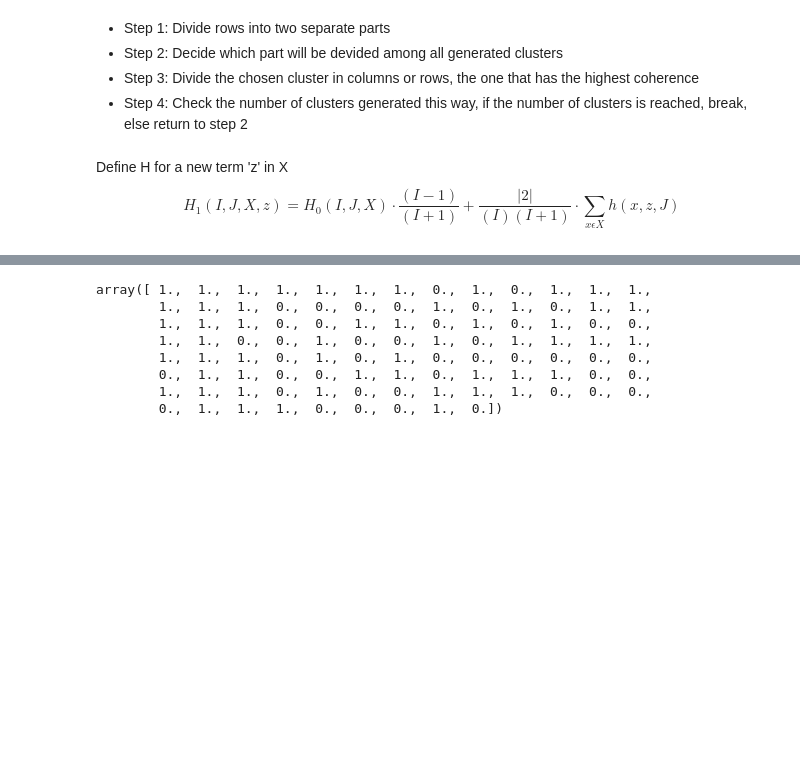
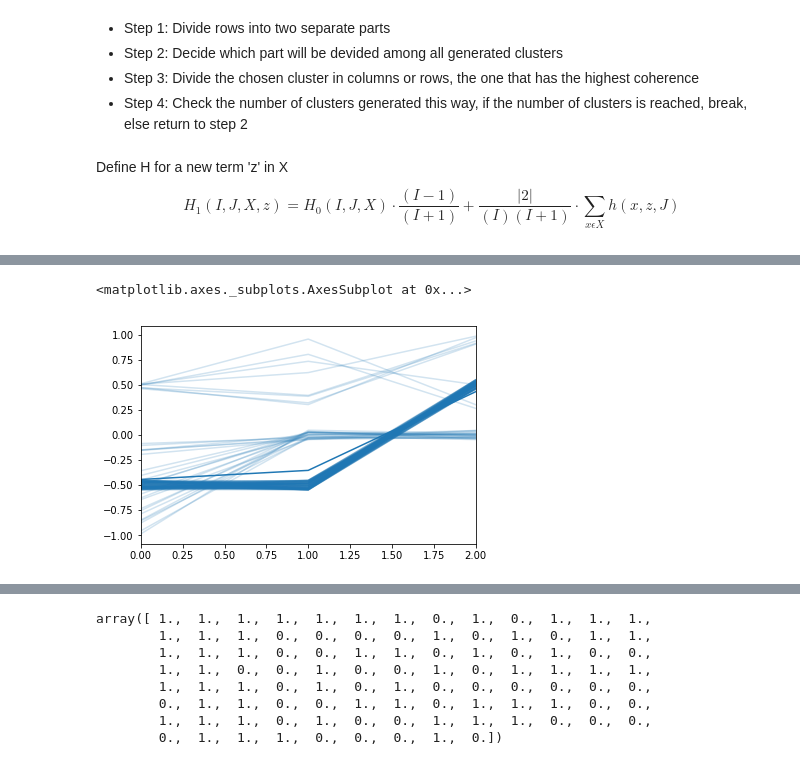
Before and after one commit to josechudev/GeneExpressionBiClustering, a Jupyter notebook: Notebooks/3.1 TS-RAPOOC.ipynb, the cells around one changed output, grey strips where cells are left out. Cells and saved outputs as stored; diff of their text form; code cells hidden in the pictures; blank space fills up the shorter version.

Commit message:
ts rapooc test

```diff
--- a/Notebooks/3.1 TS-RAPOOC.ipynb
+++ b/Notebooks/3.1 TS-RAPOOC.ipynb
@@ -31,3 +31,7 @@ Define H for a new term 'z' in X
 $$
 H_{1}(I,J,X,z) =H_{0}(I,J,X) \cdot \frac{(I-1)}{(I+1)} + \frac{|2|}{(I)(I+1)} \cdot \sum_{x \epsilon X} {h(x,z,J)}
 $$
+# %%
+data = pd.read_csv('TestData/SimulatedDataCoherence/BiclusterABC_high.csv',header=None)
+# data = (data - 0.5) * 2.0
+data.describe()
@@ -76,6 +90,7 @@ class TsRapooc(object):
                                    PairBasedCoherence(self._D[np.where(initial_partition==1)[0]]).HP))
             else:
                 self._partition()
+            print(n_iteration)
 
     def _partition(self):
         least_coherent, least_coherent_index = self._find_least_coherent()
@@ -83,7 +98,8 @@ class TsRapooc(object):
         self._bisect_bicluster(lowest_cluster, least_coherent,least_coherent_index)
 
     def _find_least_coherent(self):
-        return self._labels[self._labels.index(min(self._labels,key=attrgetter('H')))], self._labels.index(min(self._labels,key=attrgetter('H')))
+
+        return self._labels[self._labels.index(min(filter(lambda cluster: len(cluster.gamma)>2 and len(cluster.rho)>2 ,self._labels),key=attrgetter('H')))], self._labels.index(min(self._labels,key=attrgetter('H')))
 
     def _bisect_bicluster(self,cluster, cluster_node, node_index):
         #which of the biclusters maximize coherence
@@ -97,9 +113,8 @@ class TsRapooc(object):
                 flg_alls = 'cols'
             else:
                 flg_alls = 'rows'
-        print('\n'+flg_alls +" labels "+ str(len(self._labels)))
+        print('\n'+flg_alls +" labels "+ str(node_index))
         if(flg_alls == 'none'):
-
             # find the coherences, the ones which raises the average coherences are the ones that are divided
             cols_coherence_1 = PairBasedCoherence(self._D[np.ix_(cluster_node.rho,cluster_node.gamma[np.flatnonzero(cols_map == 0)])]).HP
             cols_coherence_2 = PairBasedCoherence(self._D[np.ix_(cluster_node.rho,cluster_node.gamma[np.flatnonzero(cols_map == 1)])]).HP
@@ -108,6 +123,7 @@ class TsRapooc(object):
             rows_coherence_2 = PairBasedCoherence(self._D[np.ix_(cluster_node.rho[np.flatnonzero(rows_map == 1)],cluster_node.gamma)]).HP
             avg_rows = (rows_coherence_1 + rows_coherence_2)/2.0
             if (avg_cols>avg_rows):
+                print('cols division')
                 col_cluster_1 = ClusterMaps(cluster_node.rho
                                         , cluster_node.gamma[np.flatnonzero(cols_map == 0)], rows_coherence_1)
                 self._labels[node_index] = col_cluster_1
@@ -115,6 +131,7 @@ class TsRapooc(object):
                                         , cluster_node.gamma[np.flatnonzero(cols_map == 1)], rows_coherence_2)
                 self._labels.append(col_cluster_2)
             else:
+                print('rows division')
                 row_cluster_1 = ClusterMaps(cluster_node.rho[np.flatnonzero(rows_map == 0)], cluster_node.gamma, rows_coherence_1)
                 self._labels[node_index] = row_cluster_1
                 row_cluster_2 = ClusterMaps(cluster_node.rho[np.flatnonzero(rows_map == 1)], cluster_node.gamma, rows_coherence_2)
@@ -136,6 +153,6 @@ class TsRapooc(object):
             row_cluster_2 = ClusterMaps(cluster_node.rho[np.flatnonzero(rows_map == 1)], cluster_node.gamma, rows_coherence_2)
             self._labels.append(row_cluster_2)
 # %%
-tsrapooc = TsRapooc(data)
+tsrapooc = TsRapooc(data,15)
 tsrapooc.fit()
 # %% [output]
@@ -152,0 +205,5 @@ data.describe()
+# %%
+sns.tsplot(data= tsrapooc._D[np.ix_(tsrapooc._labels[2].rho,tsrapooc._labels[2].gamma)],err_style="unit_traces")
+# %% [output]
+<matplotlib.axes._subplots.AxesSubplot at 0x...>
+[figure, added]
```
Also changed, not shown: parts of 7 cells of this notebook.
